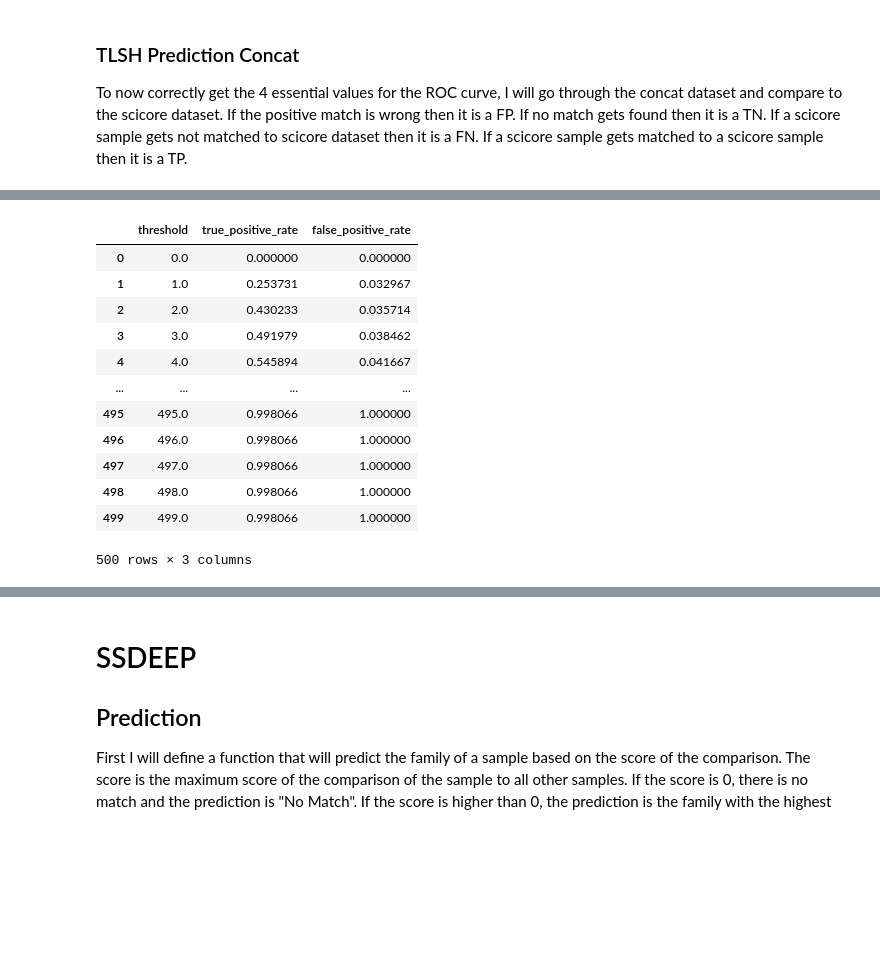
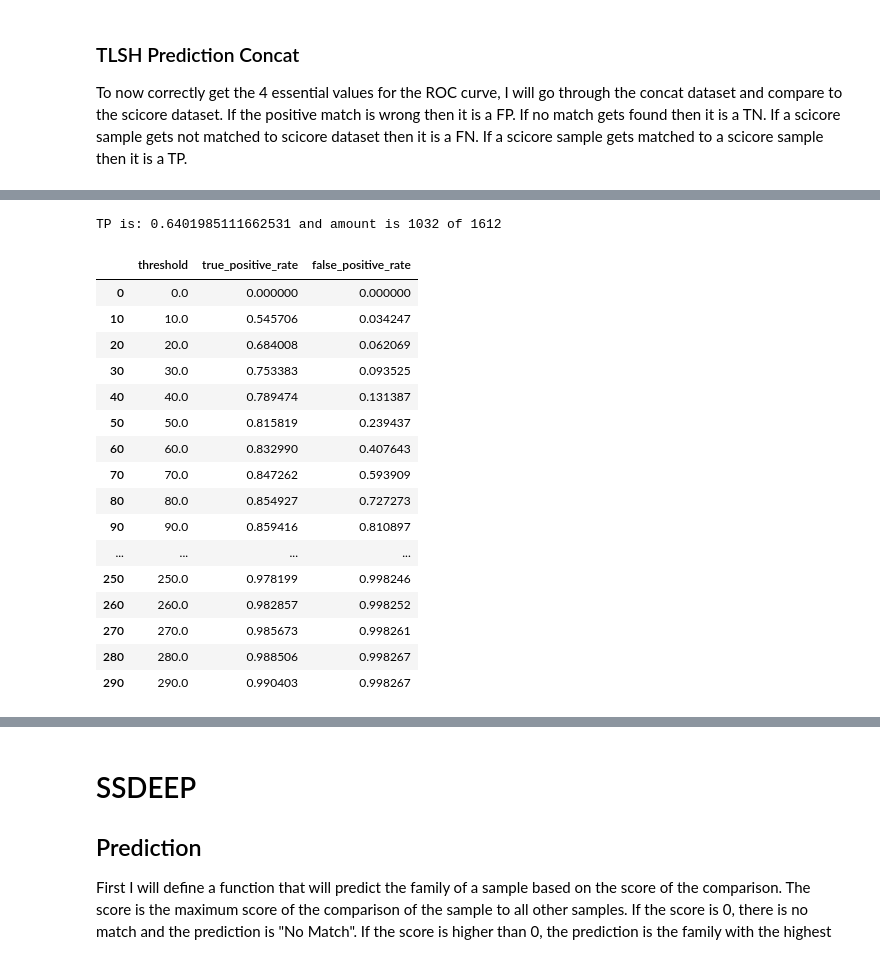
Before and after one commit to edizeqiri/obstkorb, a Jupyter notebook: Testing_Framework/ROC.ipynb, the cells around one changed output, grey strips where cells are left out. Drawn from its saved outputs; the diff is of its cells as text; code cells hidden in the pictures; blank space fills up the shorter version.

```diff
--- a/Testing_Framework/ROC.ipynb
+++ b/Testing_Framework/ROC.ipynb
@@ -95,7 +102,7 @@ To correctly get a ROC curve, 4 values are essential: TP, FP, TN, FN.
 The problem currently is, that I do not have other samples which can have no match. All the samples have a match and therefore the TN rate is 0. Thus, I will add the same amount of malware samples and concatenate with the scicore db.
 # %%
 scicore_filtered["malware"] = False
-size = scicore_filtered.shape[0] / 10
+size = scicore_filtered.shape[0] / 5
 malware = pd.DataFrame(list(db["families"].aggregate([{"$sample": {"size": size}}])))
 malware["malware"] = True
 
@@ -183,0 +167,8 @@ plt.show()
+# %%
+l = p[p['Malware 1'] == False]
+
+f = l[l["Diff Score"] < 4000]
+winrate = ((f["Family 1"] == f["Family 2"]).sum() / len(f))
+print(f'TP is: {winrate} and amount is {(f["Family 1"] == f["Family 2"]).sum()} of {len(l)}')
+# %% [output]
+TP is: 0.6401985111662531 and amount is 1032 of 1612
@@ -184,41 +186,45 @@ plt.show()
 # %%
 def tlsh_thresh(s):
-    s = s.loc[results_df.groupby("TLSH 1")["Diff Score"].idxmin()]
+    s = s.loc[s.groupby("TLSH 1")["Diff Score"].idxmin()]
     ssdeep_th = pd.DataFrame(columns=["threshold", "true_positive_rate", "false_positive_rate"])
-    comp_to_sci = s[s["Malware 2"] == False]
+    comp_to_sci = s[s["Malware 1"] == False]
     compt_to_malware = s[s["Malware 2"] == True]
-    for i in range (0,500,1):
+    for i in range (0,300,10):
 
         sci_th = comp_to_sci[comp_to_sci["Diff Score"] < i]
         mal_th = compt_to_malware[compt_to_malware["Diff Score"] < i]
         f_th = compt_to_malware[compt_to_malware["Diff Score"] >= i]
 
         TP = (sci_th["Family 1"] == sci_th["Family 2"]).sum()
         FP = (sci_th["Family 1"] != sci_th["Family 2"]).sum()
         FN = (f_th["Family 1"] != f_th["Family 2"]).sum()
         TN = (f_th["Family 1"] == f_th["Family 2"]).sum()
 
         TPR = TP / (TP + FN) if TP + FN != 0 else 0
         FPR = FP / (FP + TN) if FP + TN != 0 else 0
         # Append results to DataFrame
         ssdeep_th.loc[i] = [i, TPR, FPR]
     return ssdeep_th
 p = tlsh_thresh(tlsh_comb())
 p
 # %% [output]
 |  | threshold | true_positive_rate | false_positive_rate |
 | 0 | 0.0 | 0.000000 | 0.000000 |
-| 1 | 1.0 | 0.253731 | 0.032967 |
-| 2 | 2.0 | 0.430233 | 0.035714 |
-| 3 | 3.0 | 0.491979 | 0.038462 |
-| 4 | 4.0 | 0.545894 | 0.041667 |
+| 10 | 10.0 | 0.545706 | 0.034247 |
+| 20 | 20.0 | 0.684008 | 0.062069 |
+| 30 | 30.0 | 0.753383 | 0.093525 |
+| 40 | 40.0 | 0.789474 | 0.131387 |
+| 50 | 50.0 | 0.815819 | 0.239437 |
+| 60 | 60.0 | 0.832990 | 0.407643 |
+| 70 | 70.0 | 0.847262 | 0.593909 |
+| 80 | 80.0 | 0.854927 | 0.727273 |
+| 90 | 90.0 | 0.859416 | 0.810897 |
 | ... | ... | ... | ... |
-| 495 | 495.0 | 0.998066 | 1.000000 |
-| 496 | 496.0 | 0.998066 | 1.000000 |
-| 497 | 497.0 | 0.998066 | 1.000000 |
-| 498 | 498.0 | 0.998066 | 1.000000 |
-| 499 | 499.0 | 0.998066 | 1.000000 |
+| 250 | 250.0 | 0.978199 | 0.998246 |
+| 260 | 260.0 | 0.982857 | 0.998252 |
+| 270 | 270.0 | 0.985673 | 0.998261 |
+| 280 | 280.0 | 0.988506 | 0.998267 |
+| 290 | 290.0 | 0.990403 | 0.998267 |
-500 rows × 3 columns
 # %%
 print(f'The optimal Threshold is: {(p["true_positive_rate"] - p["false_positive_rate"]).abs().idxmax()}')
 # %% [output]
```
Also changed, not shown: parts of 21 cells of this notebook, 5 other files.
